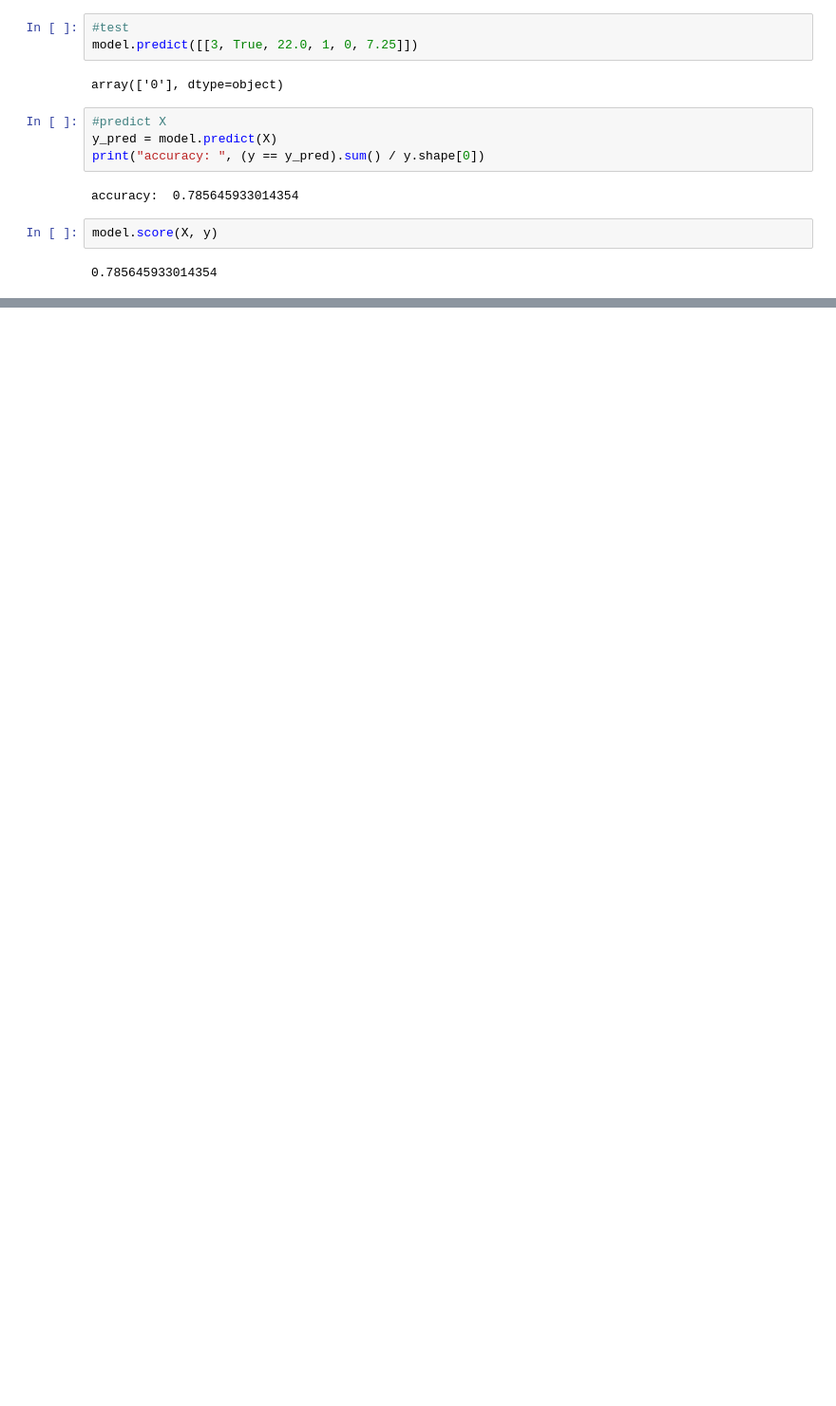
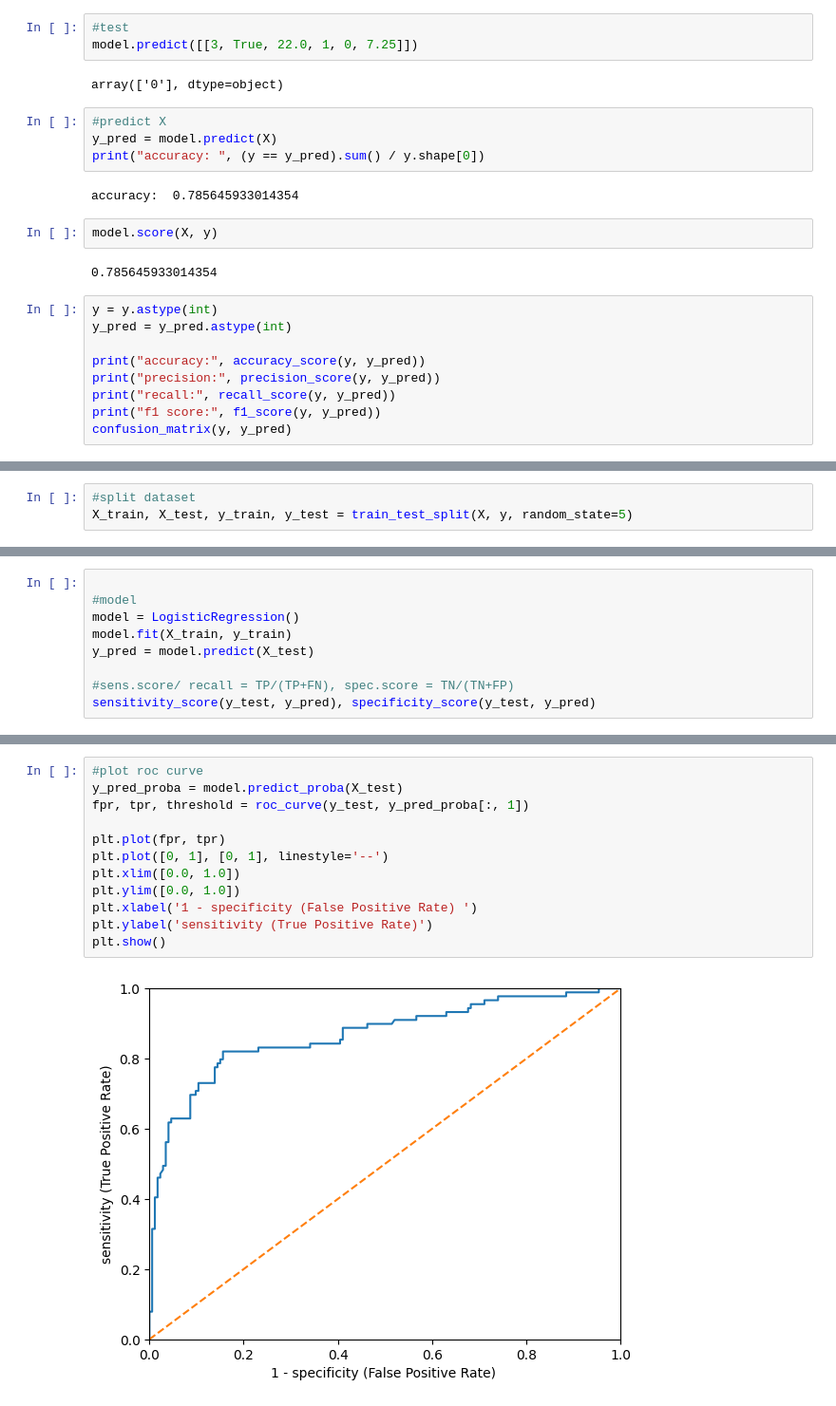
Before and after one commit to teohyc/sklearn, a Jupyter notebook: titanic_logistic_reg.ipynb, the cells around one changed output, grey strips where cells are left out. Shown at 95% size. Saved outputs shown, nothing was run; the diff lists cells and outputs as text; blank space fills up the shorter version.

```diff
--- a/titanic_logistic_reg.ipynb
+++ b/titanic_logistic_reg.ipynb
@@ -104,3 +105,12 @@ accuracy:  0.785645933014354
 model.score(X, y)
 # %% [output]
 0.785645933014354
+# %%
+y = y.astype(int)
+y_pred = y_pred.astype(int)
+
+print("accuracy:", accuracy_score(y, y_pred))
+print("precision:", precision_score(y, y_pred))
+print("recall:", recall_score(y, y_pred))
+print("f1 score:", f1_score(y, y_pred))
+confusion_matrix(y, y_pred)
@@ -106,0 +124,3 @@ model.score(X, y)
+# %%
+#split dataset
+X_train, X_test, y_train, y_test = train_test_split(X, y, random_state=5)
@@ -106,0 +142,9 @@ model.score(X, y)
+# %%
+
+#model
+model = LogisticRegression()
+model.fit(X_train, y_train)
+y_pred = model.predict(X_test)
+
+#sens.score/ recall = TP/(TP+FN), spec.score = TN/(TN+FP)
+sensitivity_score(y_test, y_pred), specificity_score(y_test, y_pred)
@@ -106,0 +181,14 @@ model.score(X, y)
+# %%
+#plot roc curve
+y_pred_proba = model.predict_proba(X_test)
+fpr, tpr, threshold = roc_curve(y_test, y_pred_proba[:, 1])
+
+plt.plot(fpr, tpr)
+plt.plot([0, 1], [0, 1], linestyle='--')
+plt.xlim([0.0, 1.0])
+plt.ylim([0.0, 1.0])
+plt.xlabel('1 - specificity (False Positive Rate) ')
+plt.ylabel('sensitivity (True Positive Rate)')
+plt.show()
+# %% [output]
+[figure, added]
```
Also changed, not shown: parts of 14 cells of this notebook, 2 other files.
